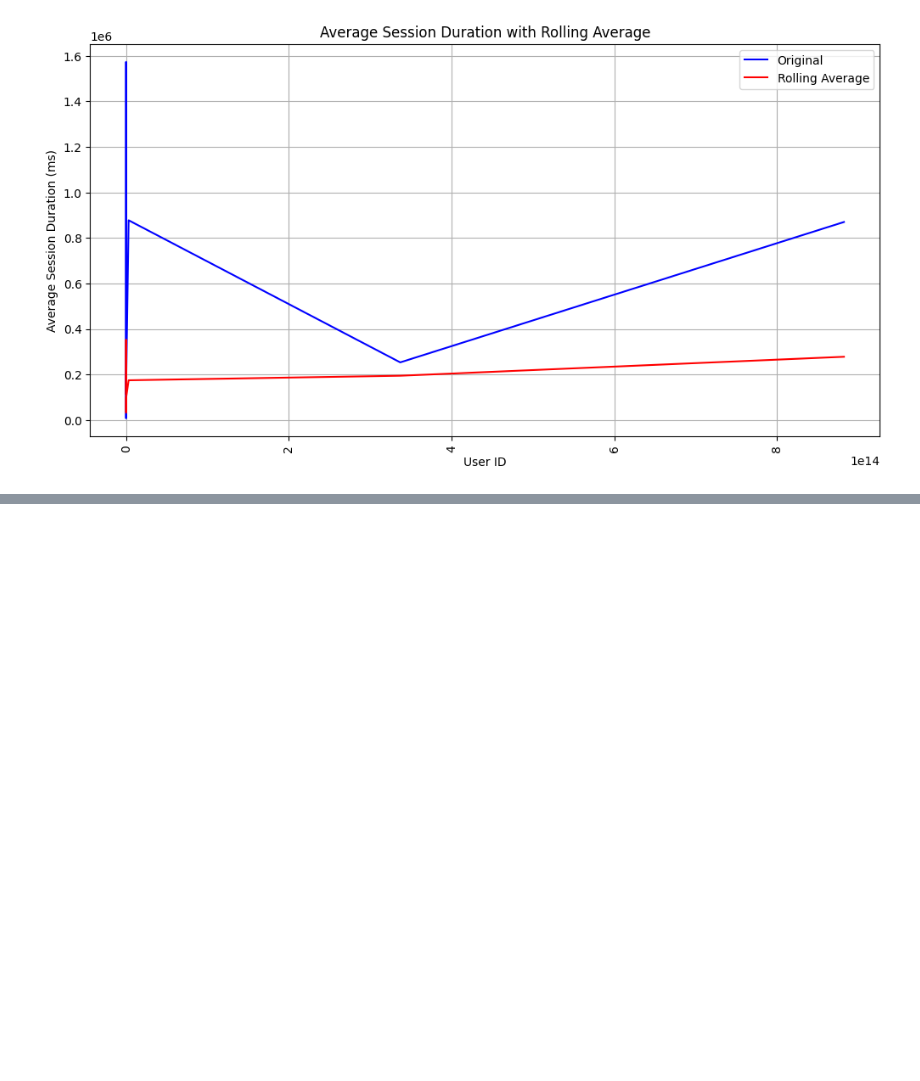
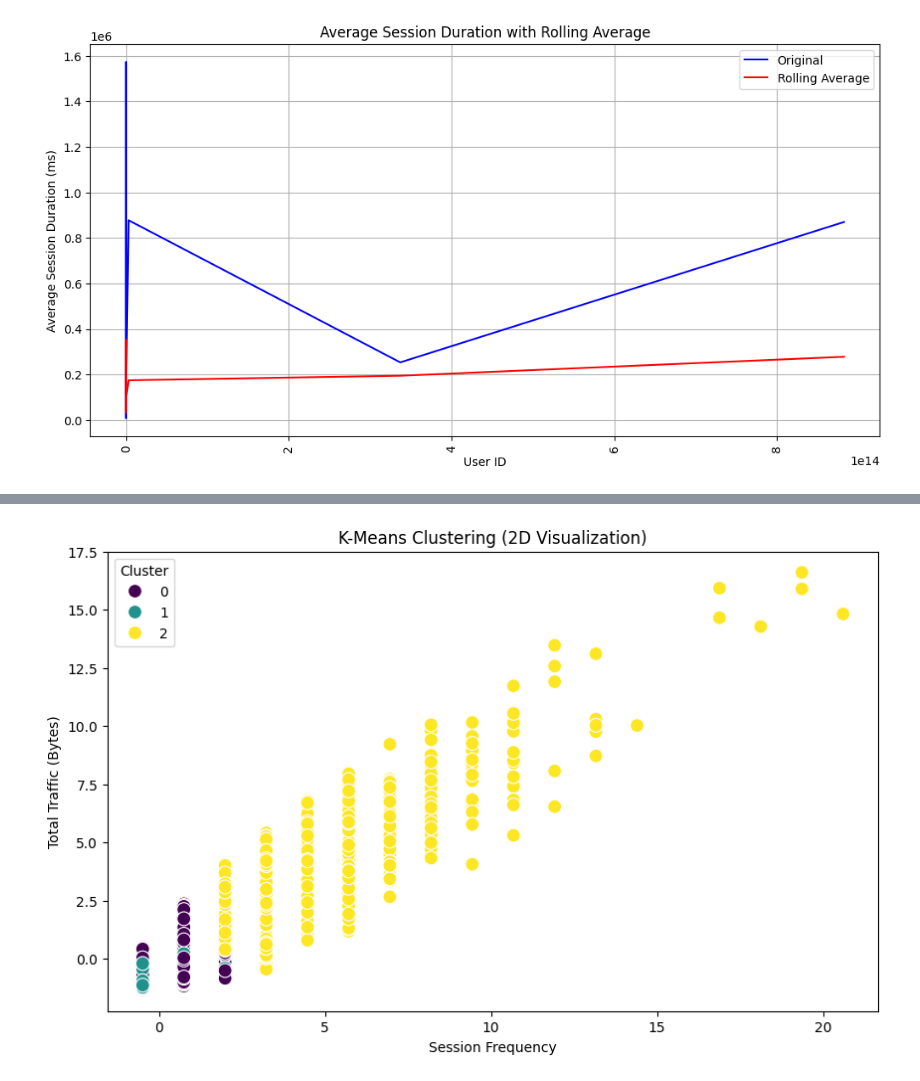
Before and after one commit to davekindea/tenx, a Jupyter notebook: week2/noatbooks/task2.ipynb, the cells around one changed output, grey strips where cells are left out. Saved outputs shown, nothing was run; the diff lists cells and outputs as text; code cells hidden in the pictures; blank space fills up the shorter version.

```diff
--- a/week2/noatbooks/task2.ipynb
+++ b/week2/noatbooks/task2.ipynb
@@ -247,0 +378,5 @@ plt.show()
+# %%
+Kmeans=KMeans(n_clusters=3)
+Kmeans.fit(engagement_metrics[["sessions_frequency_t", "average_session_duration_t", "total_session_duration_t", "total_traffic_t"]])
+engagement_metrics["K_mean"]=Kmeans.labels_
+engagement_metrics
@@ -247,0 +398,19 @@ plt.show()
+# %%
+plt.figure(figsize=(10, 6))
+sns.scatterplot(
+    x='sessions_frequency_t',
+    y='total_traffic_t',
+    hue='K_mean',  # Color by cluster
+    data=engagement_metrics,
+    palette='viridis',  # Use a colormap for the clusters
+    s=100  # Set point size
+)
+
+# Add labels and title
+plt.title('K-Means Clustering (2D Visualization)')
+plt.xlabel('Session Frequency')
+plt.ylabel('Total Traffic (Bytes)')
+plt.legend(title='Cluster')
+plt.show()
+# %% [output]
+[figure, added]
```
Also changed, not shown: parts of 31 cells of this notebook.
